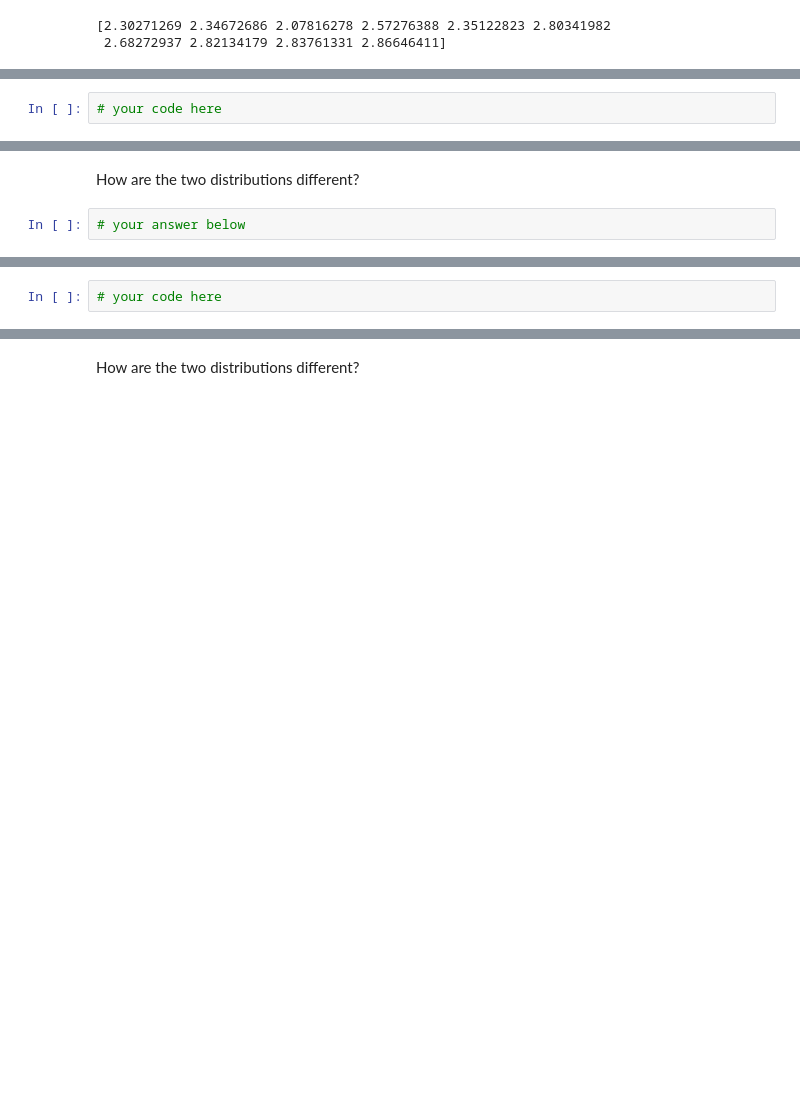
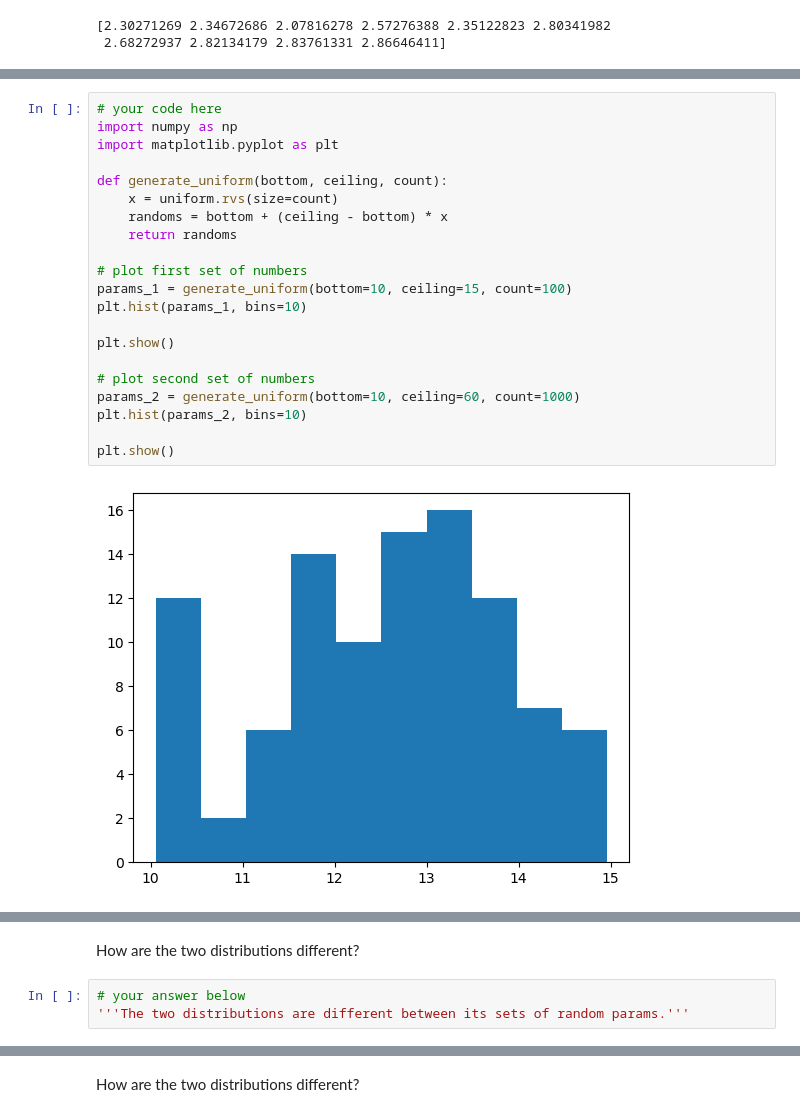
Before and after one commit to Ironhack-Data-Madrid-Abril-2023/6.1-lab_continuous_probability_distributions, a Jupyter notebook: your-code/main.ipynb, the cells around one changed output, grey strips where cells are left out. Saved outputs shown, nothing was run; the diff lists cells and outputs as text; blank space fills up the shorter version.

```diff
--- a/your-code/main.ipynb
+++ b/your-code/main.ipynb
@@ -48,5 +48,26 @@ print(randoms)
 Your output should look like below:
 
 ![uniform distribution](ud.png)
-# %%
-# your code here
+# %%
+# your code here
+import numpy as np
+import matplotlib.pyplot as plt
+
+def generate_uniform(bottom, ceiling, count):
+    x = uniform.rvs(size=count)
+    randoms = bottom + (ceiling - bottom) * x
+    return randoms
+
+# plot first set of numbers
+params_1 = generate_uniform(bottom=10, ceiling=15, count=100)
+plt.hist(params_1, bins=10)
+
+plt.show()
+
+# plot second set of numbers
+params_2 = generate_uniform(bottom=10, ceiling=60, count=1000)
+plt.hist(params_2, bins=10)
+
+plt.show()
+# %% [output]
+[figure, added]
@@ -53,7 +75,8 @@ Your output should look like below:
 # %% [markdown]
 How are the two distributions different?
-# %%
-# your answer below
+# %%
+# your answer below
+'''The two distributions are different between its sets of random params.'''
 # %% [markdown]
 ## Normal Distribution
 
@@ -65,5 +88,3 @@ How are the two distributions different?
 Expected output:
 
 ![normal distribution](nd.png)
-# %%
-# your code here
```
Also changed, not shown: parts of 4 cells of this notebook.
